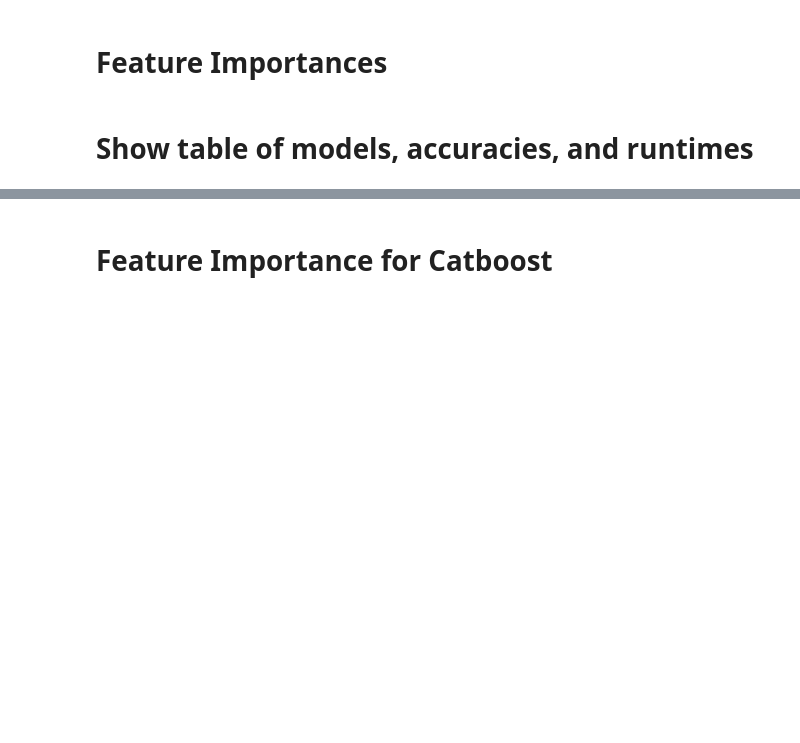
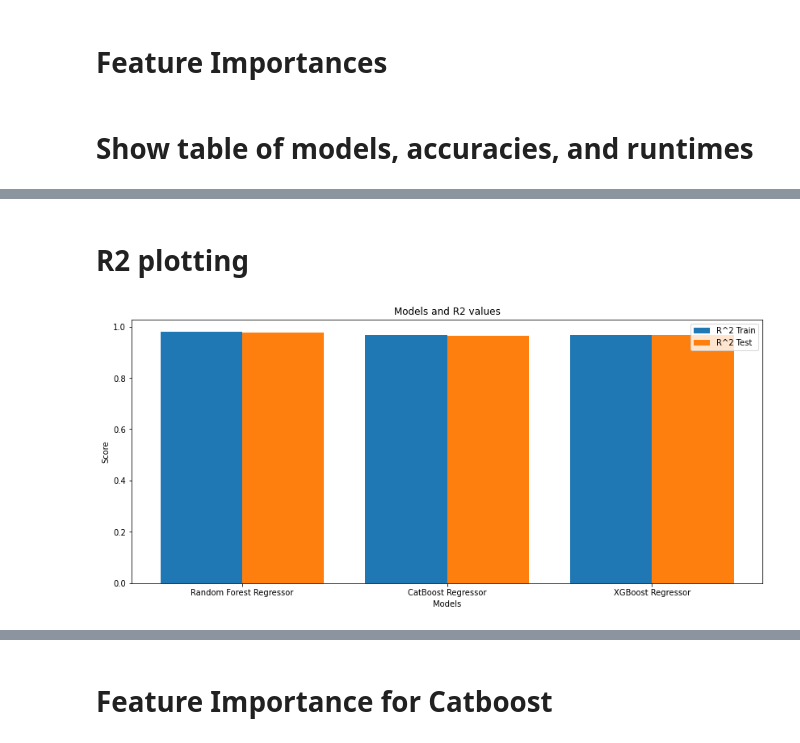
Before and after one commit to mkerekes1427/CAP-4770-Final-Project, a Jupyter notebook: sleep-datascience-notebook.ipynb, the cells around one changed output, grey strips where cells are left out. Saved outputs shown, nothing was run; the diff lists cells and outputs as text; code cells hidden in the pictures; blank space fills up the shorter version.

```diff
--- a/sleep-datascience-notebook.ipynb
+++ b/sleep-datascience-notebook.ipynb
@@ -361,0 +400,19 @@ evaluation_table
+# %% [markdown]
+# R2 plotting
+# %%
+models = ['Random Forest Regressor', 'CatBoost Regressor', 'XGBoost Regressor']
+train_mae = [rfr_train_r2, cbr_train_r2, xgb_train_r2]
+test_mae = [rfr_test_r2, cbr_test_r2, xgb_train_r2]
+
+plt.figure(figsize=[14, 6])
+x_axis = np.arange(len(models))
+plt.bar(x_axis - 0.2, train_mae, 0.4, label = 'R^2 Train')
+plt.bar(x_axis + 0.2, test_mae, 0.4, label = 'R^2 Test')
+plt.xticks(x_axis, models)
+plt.xlabel('Models')
+plt.ylabel('Score')
+plt.title('Models and R2 values')
+plt.legend()
+plt.show()
+# %% [output]
+[figure, added]
```
Also changed, not shown: parts of 18 cells of this notebook.
